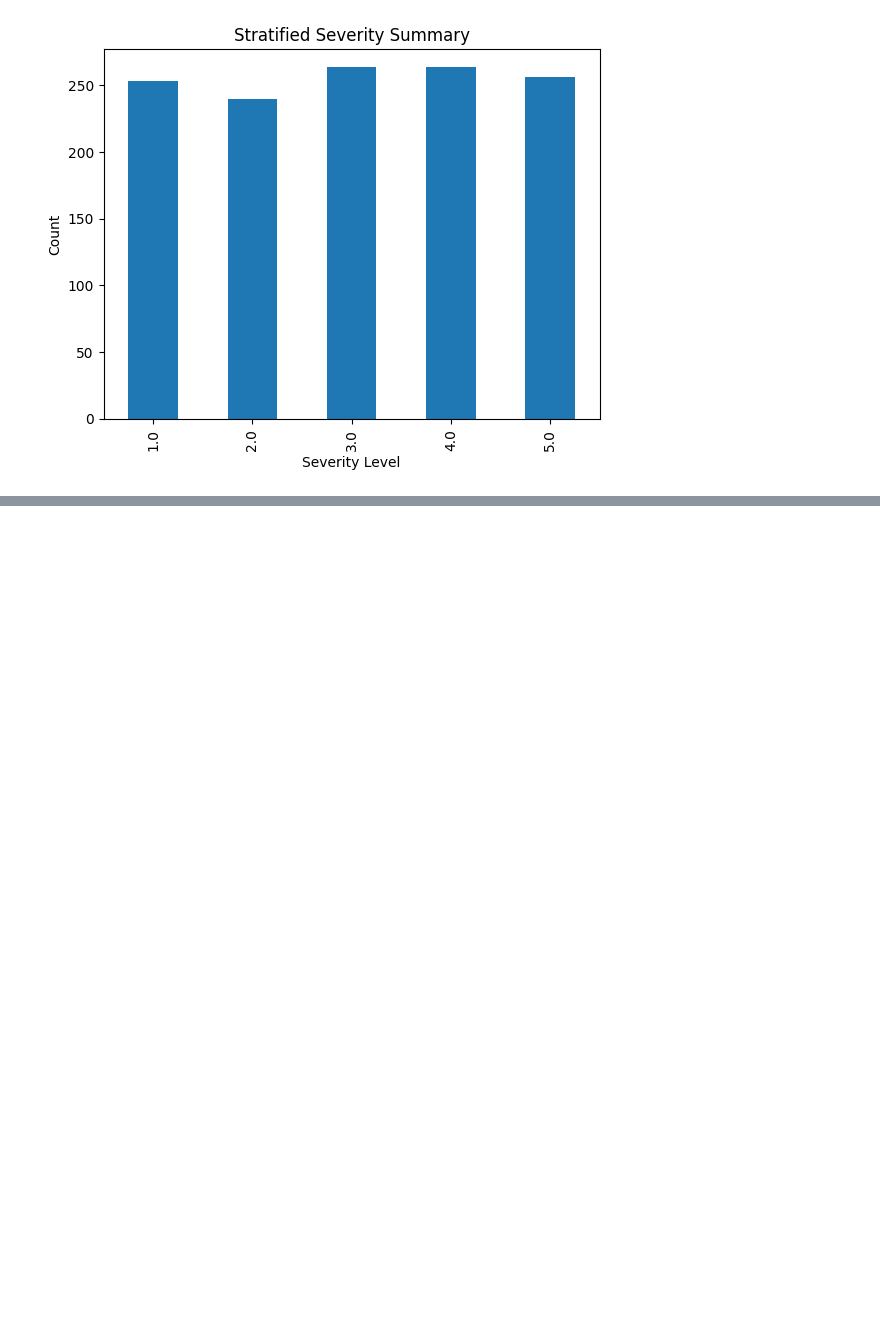
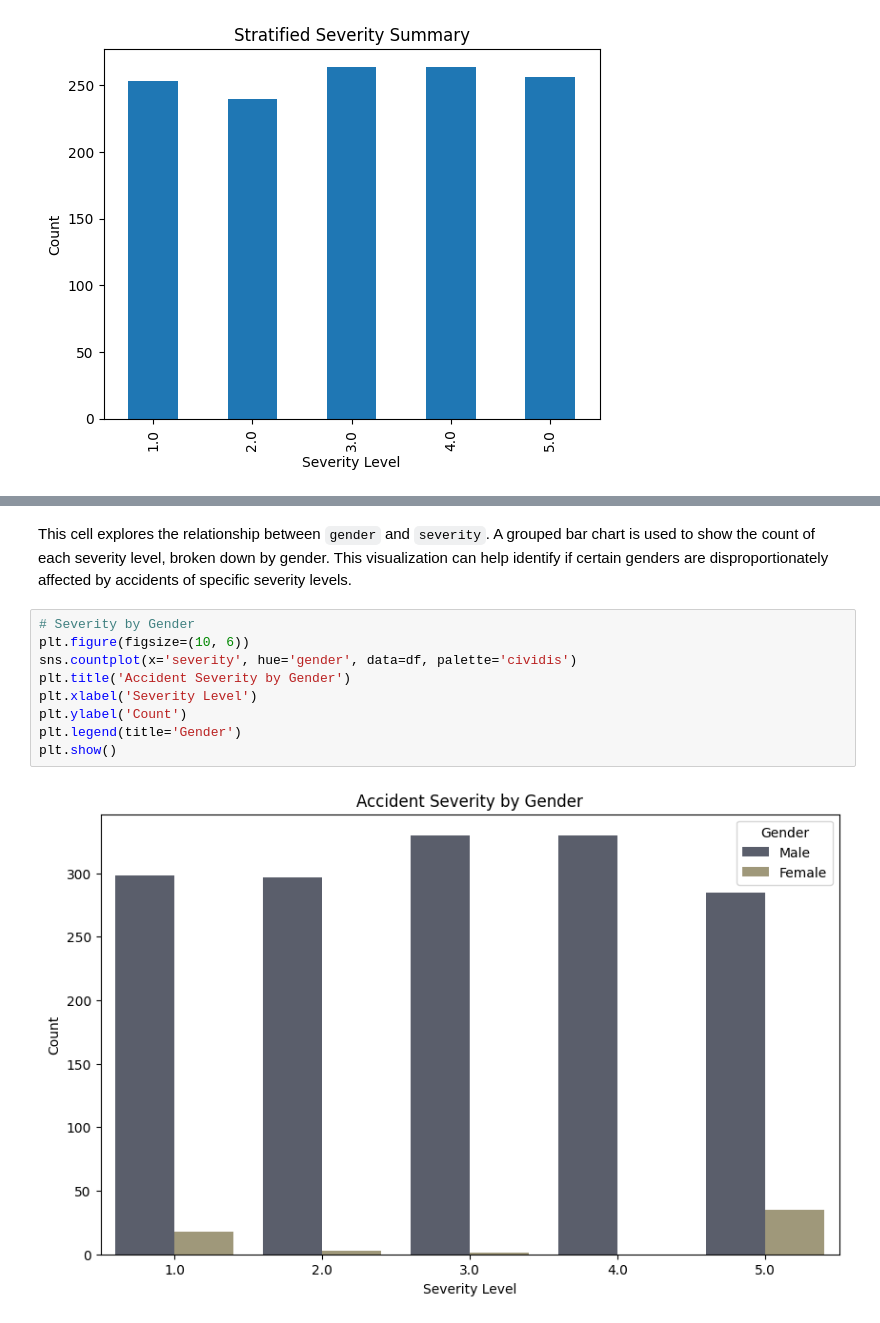
Before and after one commit to susara20010420/Workplace-Safety-Insights-from-the-Industrial-Safety-Health-Analytics-Dataset, a Jupyter notebook: v3_EDA_Balancing_Methodology.ipynb, the cells around one changed output, grey strips where cells are left out. Cells and saved outputs as stored; diff of their text form; blank space fills up the shorter version.

```diff
--- a/v3_EDA_Balancing_Methodology.ipynb
+++ b/v3_EDA_Balancing_Methodology.ipynb
@@ -166,0 +190,13 @@ test.csv saved to: /content/drive/MyDrive/Work Place Safety Insights/test.csv
+# %% [markdown]
+This cell explores the relationship between `gender` and `severity`. A grouped bar chart is used to show the count of each severity level, broken down by gender. This visualization can help identify if certain genders are disproportionately affected by accidents of specific severity levels.
+# %%
+# Severity by Gender
+plt.figure(figsize=(10, 6))
+sns.countplot(x='severity', hue='gender', data=df, palette='cividis')
+plt.title('Accident Severity by Gender')
+plt.xlabel('Severity Level')
+plt.ylabel('Count')
+plt.legend(title='Gender')
+plt.show()
+# %% [output]
+[figure, added]
```
Also changed, not shown: parts of 18 cells of this notebook.
